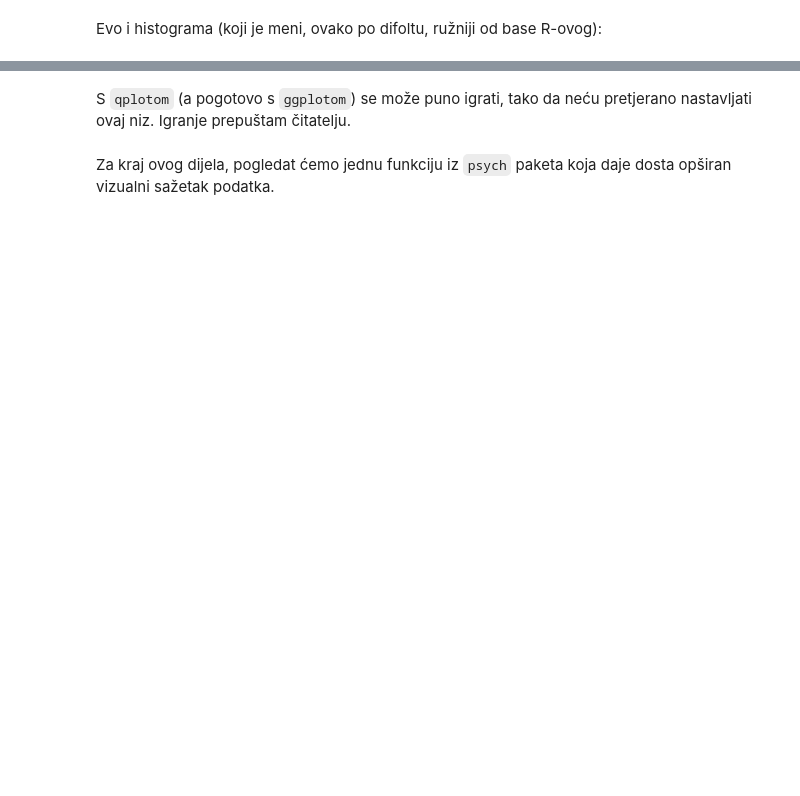
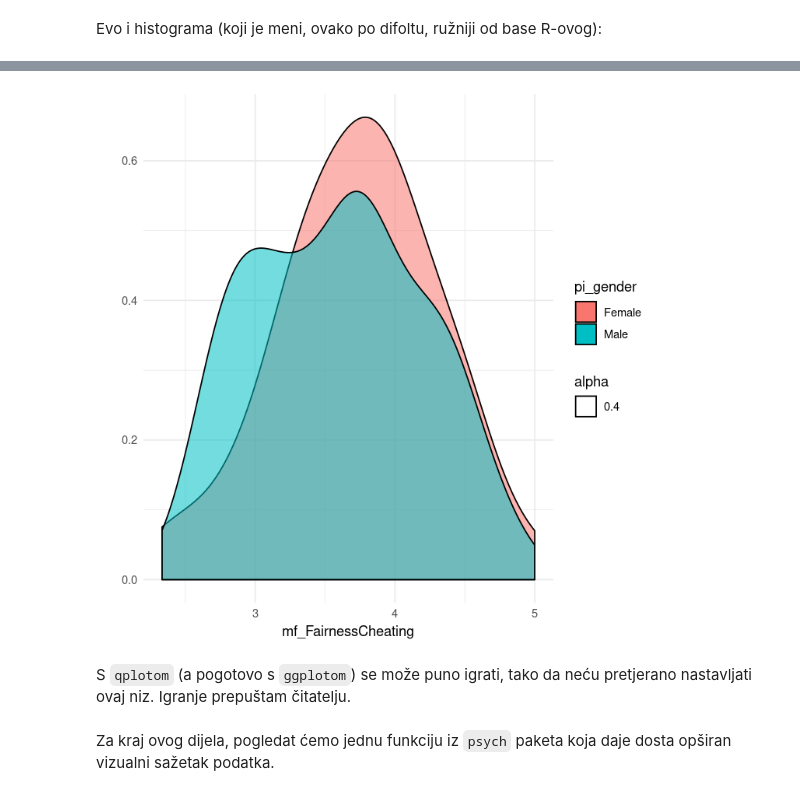
Before and after one commit to vdeni/rdionica, a Jupyter notebook: jupyter-notebook/priprema_podaci_upitnik.ipynb, the cells around one changed output, grey strips where cells are left out. Cells and saved outputs as stored; diff of their text form; code cells hidden in the pictures; blank space fills up the shorter version.

```diff
--- a/jupyter-notebook/priprema_podaci_upitnik.ipynb
+++ b/jupyter-notebook/priprema_podaci_upitnik.ipynb
@@ -925,8 +1198,10 @@ ggplot2::qplot(data = podaci, x = pi_gender,
 # %%
 ggplot2::qplot(data = podaci, x = mf_FairnessCheating,
               geom = 'density', fill = pi_gender,
               # određuje razinu transparentnosti
-              alpha = .4)
+              alpha = .4) + theme_minimal()
+# %% [output]
+[figure, added]
 # %% [markdown]
 S `qplotom` (a pogotovo s `ggplotom`) se može puno igrati, tako da neću pretjerano nastavljati ovaj niz. Igranje prepuštam čitatelju.
 # %% [markdown]
```
Also changed, not shown: parts of 74 cells of this notebook, 4 other files.
